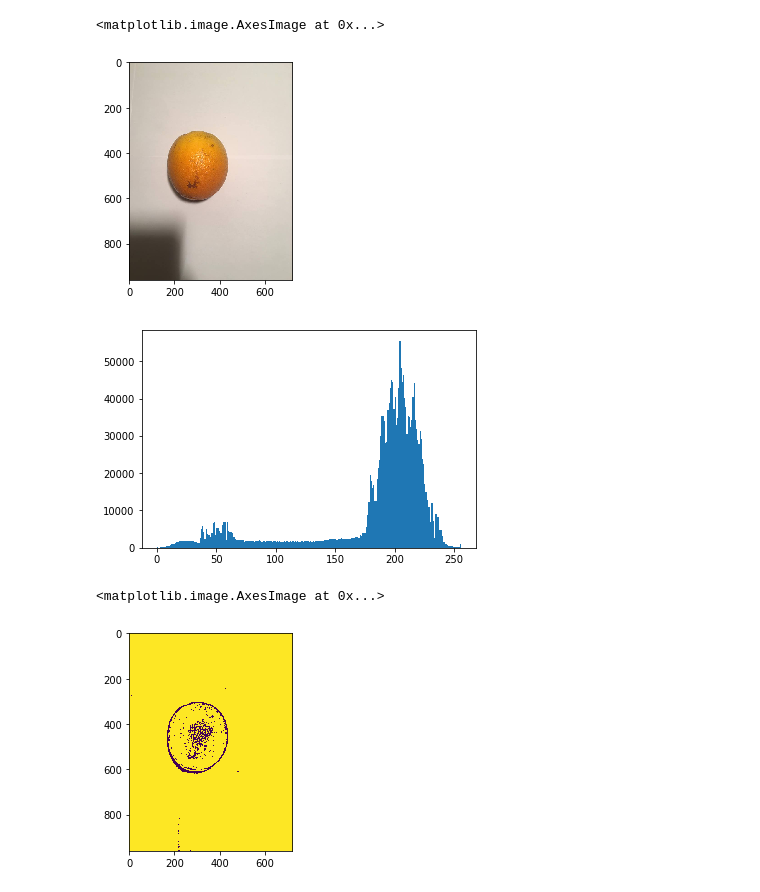
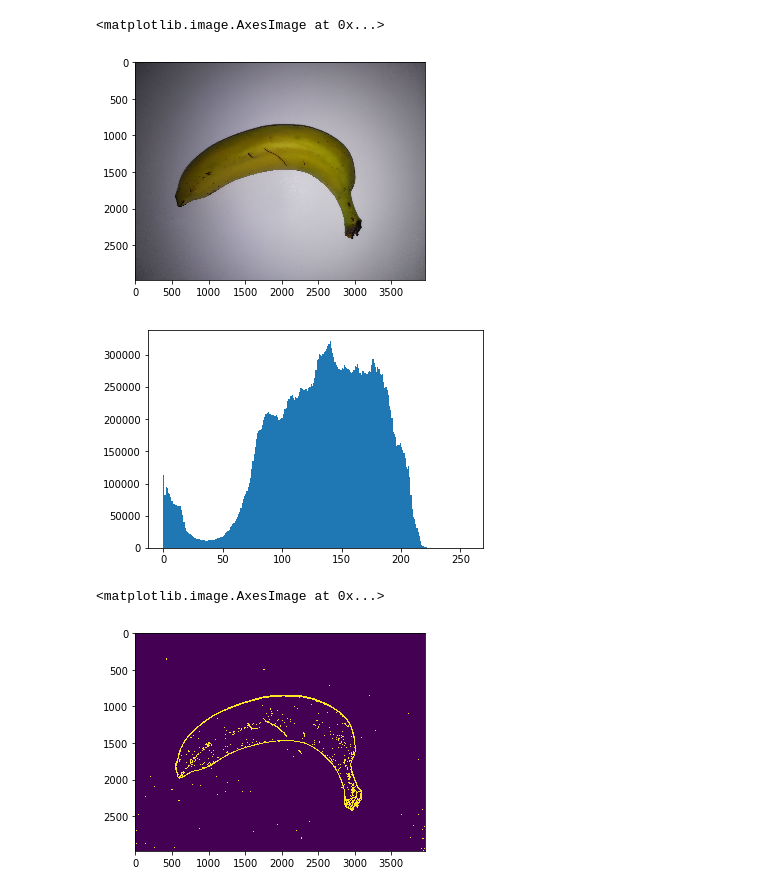
Before and after one commit to ananeto48/fruits_classification, a Jupyter notebook: notebooks/colors_notebook_threshold.ipynb, the cells around one changed output. Drawn from its saved outputs; the diff is of its cells as text; code cells hidden in the pictures.

Commit message:
added dimensions threshold

```diff
--- a/notebooks/colors_notebook_threshold.ipynb
+++ b/notebooks/colors_notebook_threshold.ipynb
@@ -7,25 +7,28 @@ from matplotlib import pyplot as plt
 #InteractiveShell.ast_node_interactivity = "all"
 # %%
 #read image
-img = cv2.imread('../photos_images/orange1.jpg')
+img = cv2.imread('../images_to_classify/IMG_20181119_225303.jpg')
 img = cv2.cvtColor(img, cv2.COLOR_BGR2RGB)
 plt.imshow(img)
 # %% [output]
 <matplotlib.image.AxesImage at 0x...>
-[figure, old version]
+[figure, new version]
 # %%
 #show histogram to see which treshold we should select
 hist = plt.hist(img.ravel(), 256, [0,256])
 plt.show(hist)
 # %% [output]
-[figure, old version]
+[figure, new version]
 # %%
 #converting image to graysclae to find threshold
 gray = cv2.cvtColor(img, cv2.COLOR_BGR2GRAY)
 gray = cv2.bilateralFilter(gray, 11, 17, 17)
-thresh = cv2.adaptiveThreshold(gray, 80, cv2.ADAPTIVE_THRESH_MEAN_C, cv2.THRESH_BINARY, 11, 2)
+thresh = cv2.adaptiveThreshold(gray, 50, cv2.ADAPTIVE_THRESH_MEAN_C, cv2.THRESH_BINARY_INV, 11, 2)
 plt.imshow(thresh)
+kernel = cv2.getStructuringElement(cv2.MORPH_ELLIPSE,(9,9))
+dilated = cv2.dilate(thresh, kernel)
+plt.imshow(dilated)
 # %% [output]
 <matplotlib.image.AxesImage at 0x...>
-[figure, old version]
+[figure, new version]
 # %%
```
Also changed, not shown: parts of 10 cells of this notebook, 18 other files.
